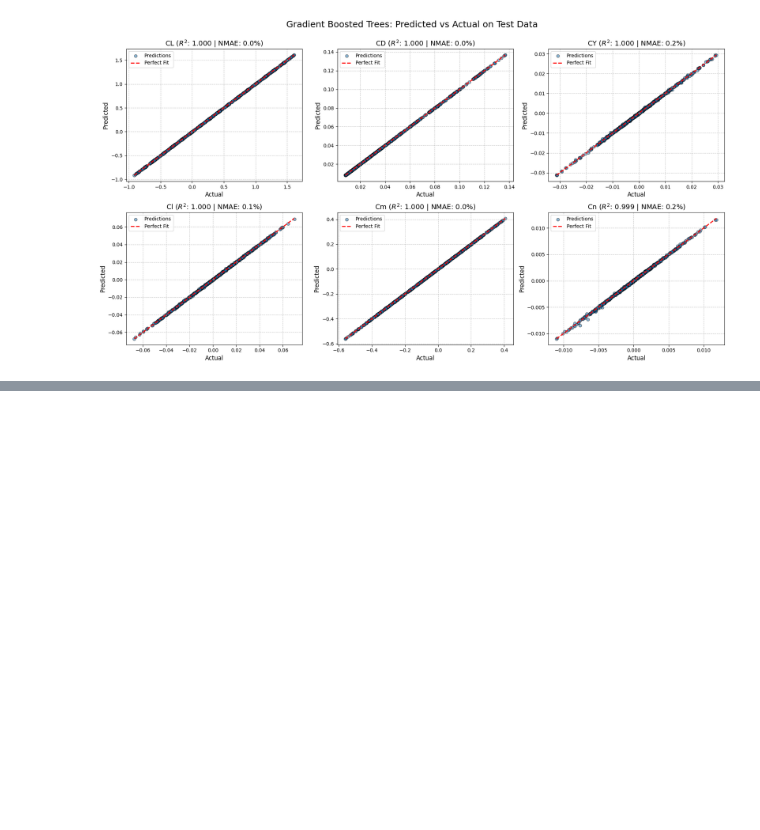
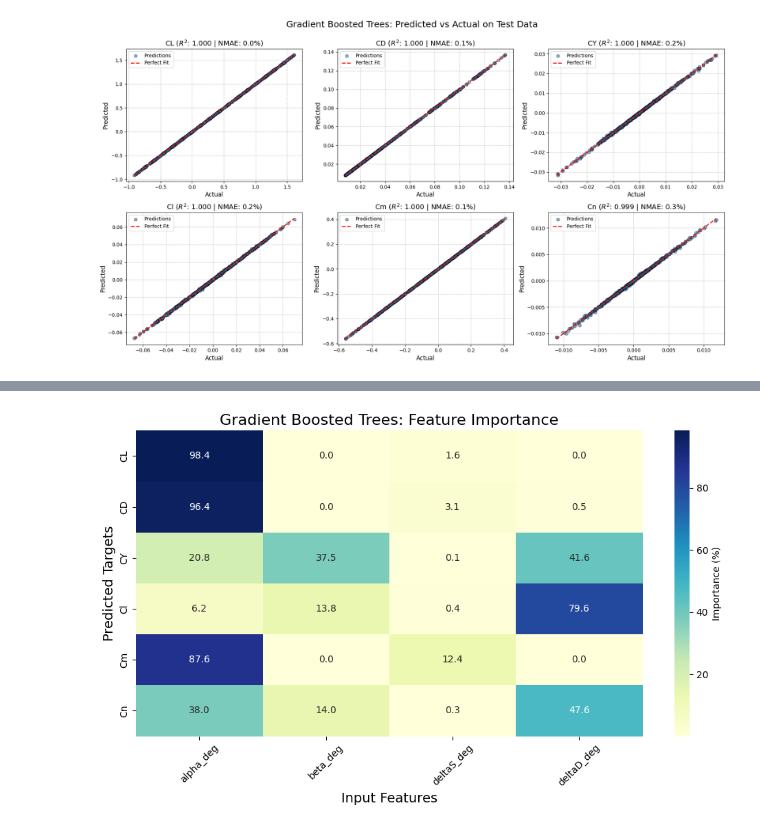
Before and after one commit to jadendew/E178-Project, a Jupyter notebook: E178ProjMain.ipynb, the cells around one changed output, grey strips where cells are left out. Saved outputs shown, nothing was run; the diff lists cells and outputs as text; code cells hidden in the pictures; blank space fills up the shorter version.

```diff
--- a/E178ProjMain.ipynb
+++ b/E178ProjMain.ipynb
@@ -326,7 +321,7 @@ Fitting 5 folds for each of 30 candidates, totalling 150 fits
 
 To keep things simple and relative we use the same metrics as the multi output linear regression so we can get a rough idea how the two models compare with the raw performance of each model.
 # %%
-import matplotlib.pyplot as plt
+bestGbtModel = randomSearch.best_estimator_
 
 # extracts the test features then scales adequately
 xTest = dataTest[["alpha_deg", "beta_deg", "deltaS_deg", "deltaD_deg"]]
@@ -335,7 +330,7 @@ yTest = dataTest[["CL", "CD", "CY", "Cl", "Cm", "Cn"]]
 xTestScaled = xScaler.transform(xTest)
 
 # predict using the trained model
-testPred = multiGbt.predict(xTestScaled)
+testPred = bestGbtModel.predict(xTestScaled)
 
 # calculate standard MAE and R^2 for all parameters
 testMaes = mean_absolute_error(yTest, testPred, multioutput='raw_values')
@@ -385,0 +382,27 @@ Similar to the linear model we can further improve this model by weighting perfo
+# %%
+import seaborn as sns
+
+# get feature and target names
+featureNames = ["alpha_deg", "beta_deg", "deltaS_deg", "deltaD_deg"]
+targetNames = ["CL", "CD", "CY", "Cl", "Cm", "Cn"]
+
+# extracts the features from the mor
+importanceMatrix = []
+for estimator in bestGbtModel.estimators_:
+    importanceMatrix.append(estimator.feature_importances_ * 100)
+
+# seaborn likes dataframes, so we convert our importance matrix to a pandas dataframe
+importanceDf = pd.DataFrame(importanceMatrix, columns=featureNames, index=targetNames)
+
+# plot
+plt.figure(figsize=(10, 6))
+sns.heatmap(importanceDf, annot=True, cmap="YlGnBu", fmt=".1f", cbar_kws={'label': 'Importance (%)'})
+
+plt.title('Gradient Boosted Trees: Feature Importance', fontsize=16)
+plt.xlabel('Input Features', fontsize=14)
+plt.ylabel('Predicted Targets', fontsize=14)
+plt.xticks(rotation=45)
+plt.tight_layout()
+plt.show()
+# %% [output]
+[figure, added]
```
Also changed, not shown: parts of 16 cells of this notebook.
